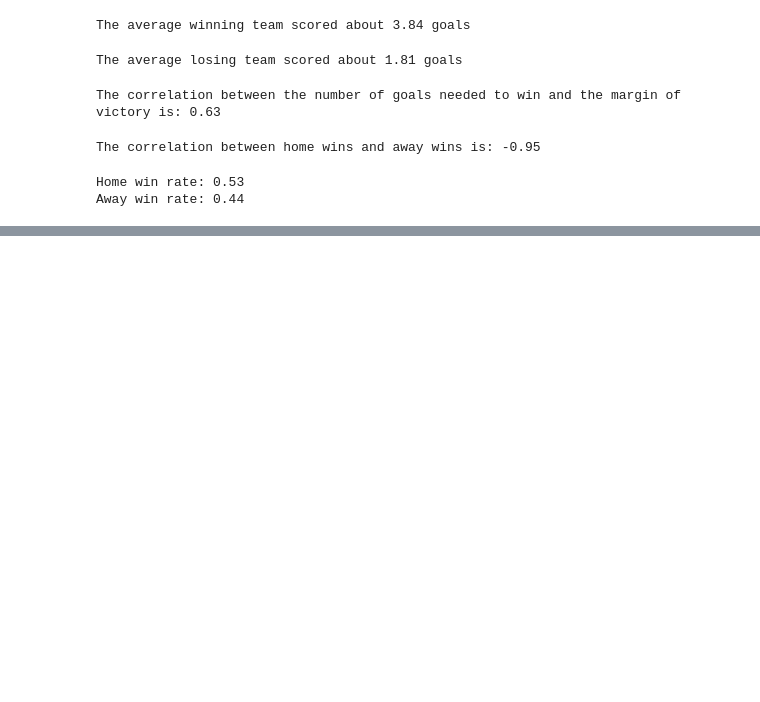
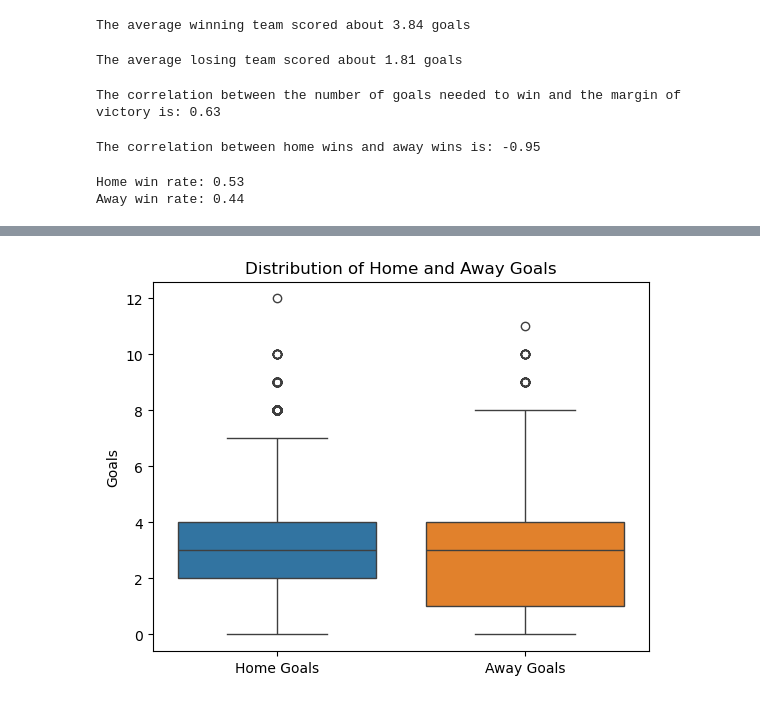
Before and after one commit to Jkosinski11/DSCI101_Final_Project, a Jupyter notebook: pythonWork.ipynb, the cells around one changed output, grey strips where cells are left out. Saved outputs shown, nothing was run; the diff lists cells and outputs as text; code cells hidden in the pictures; blank space fills up the shorter version.

```diff
--- a/pythonWork.ipynb
+++ b/pythonWork.ipynb
@@ -56,0 +79,8 @@ Away win rate: 0.44
+# %%
+sns.boxplot(data=data[['home_goals', 'away_goals']])
+plt.title('Distribution of Home and Away Goals')
+plt.xticks([0, 1], ['Home Goals', 'Away Goals'])
+plt.ylabel('Goals')
+plt.show()
+# %% [output]
+[figure, added]
```
Also changed, not shown: parts of 8 cells of this notebook, 1 other file.
